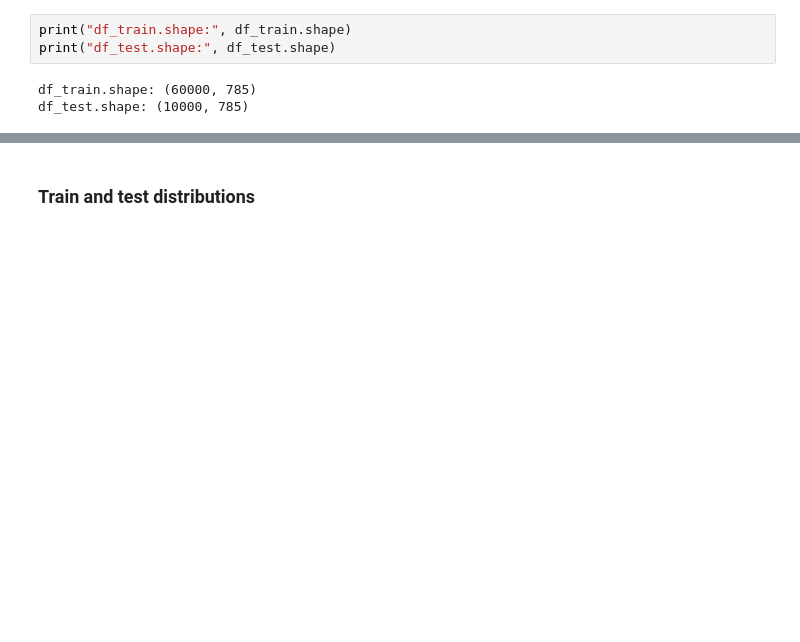
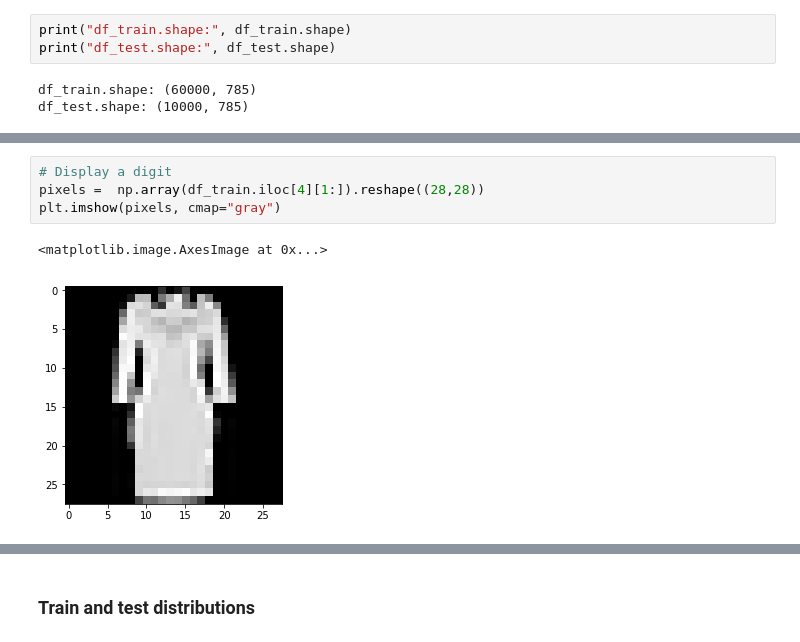
Before and after one commit to cdignam8304/model-explainability, a Jupyter notebook: mnist-explain.ipynb, the cells around one changed output, grey strips where cells are left out. Cells and saved outputs as stored; diff of their text form; blank space fills up the shorter version.

```diff
--- a/mnist-explain.ipynb
+++ b/mnist-explain.ipynb
@@ -67,0 +80,7 @@ df_test.shape: (10000, 785)
+# %%
+# Display a digit
+pixels =  np.array(df_train.iloc[4][1:]).reshape((28,28))
+plt.imshow(pixels, cmap="gray")
+# %% [output]
+<matplotlib.image.AxesImage at 0x...>
+[figure, added]
```
Also changed, not shown: parts of 79 cells of this notebook.
